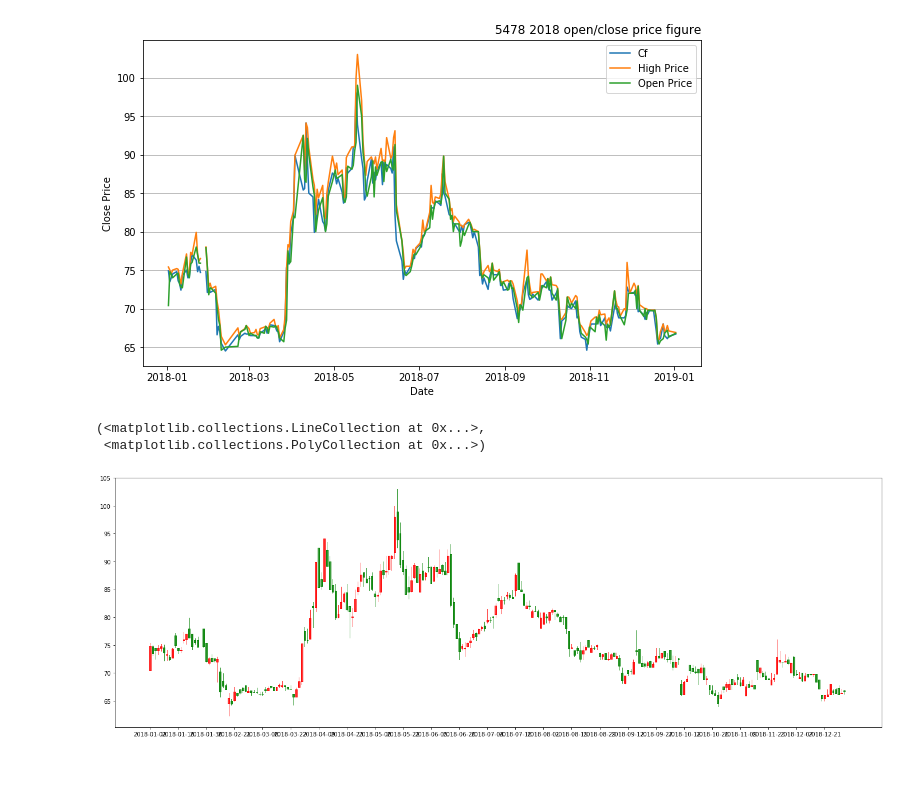
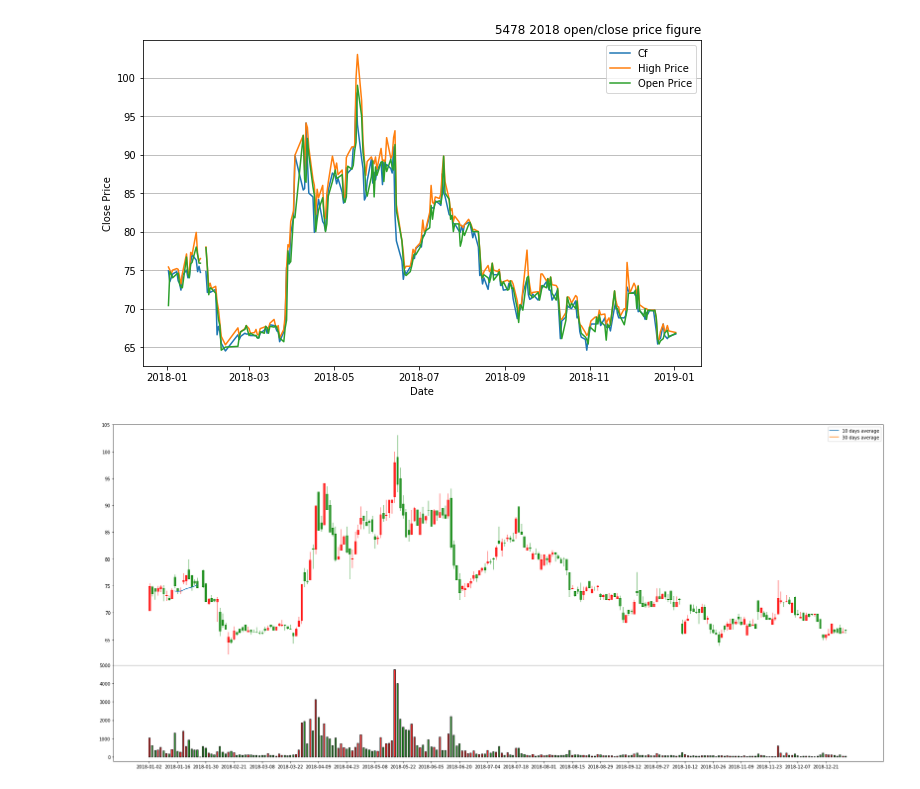
Before and after one commit to ChenYO/stockAna, a Jupyter notebook: StockAnalyze.ipynb, the cells around one changed output. Cells and saved outputs as stored; diff of their text form; code cells hidden in the pictures.

```diff
--- a/StockAnalyze.ipynb
+++ b/StockAnalyze.ipynb
@@ -33,15 +33,28 @@ plt.legend()
 <matplotlib.legend.Legend at 0x...>
 [figure]
 # %%
-#取得議ㄓ
+#取得一整年的資料
 stock_5478_2018_pd_index = stock_5478_2018_pd.index.format(formatter=lambda x: x.strftime('%Y-%m-%d'))
-fig = plt.figure(figsize=(24, 8))
-ax = fig.add_subplot(1, 1, 1)
+fig = plt.figure(figsize=(24, 15))
+ax = fig.add_axes([0, 0.2, 1, 0.5])
+ax2 = fig.add_axes([0, 0, 1, 0.2])
+
 ax.set_xticks(range(0, len(stock_5478_2018_pd_index), 10))
 ax.set_xticklabels(stock_5478_2018_pd_index[::10])
 mpf.candlestick2_ochl(ax, stock_5478_2018_pd.open, stock_5478_2018_pd.close, stock_5478_2018_pd.high,
                       stock_5478_2018_pd.low, width=0.6, colorup='r', colordown='g', alpha=0.75)
+
+sma_10 = talib.SMA(np.array(stock_5478_2018_pd.close), 10)
+sma_30 = talib.SMA(np.array(stock_5478_2018_pd.close), 30)
+plt.rcParams['font.sans-serif']=['Microsoft JhengHei']
+ax.plot(sma_10, label='10 days average')
+ax.plot(sma_30, label='30 days average')
+ax.legend()
+
+mpf.volume_overlay(ax2, stock_5478_2018_pd.open, stock_5478_2018_pd.close, stock_5478_2018_pd.transaction, colorup='r', colordown='g', width=0.5, alpha=0.8)
+ax2.set_xticks(range(0, len(stock_5478_2018_pd_index), 10))
+ax2.set_xticklabels(stock_5478_2018_pd_index[::10])
+
+ax.legend();
 # %% [output]
-(<matplotlib.collections.LineCollection at 0x...>,
- <matplotlib.collections.PolyCollection at 0x...>)
-[figure, old version]
+[figure, new version]
```
Also changed, not shown: parts of 4 cells of this notebook, 1 other file.
